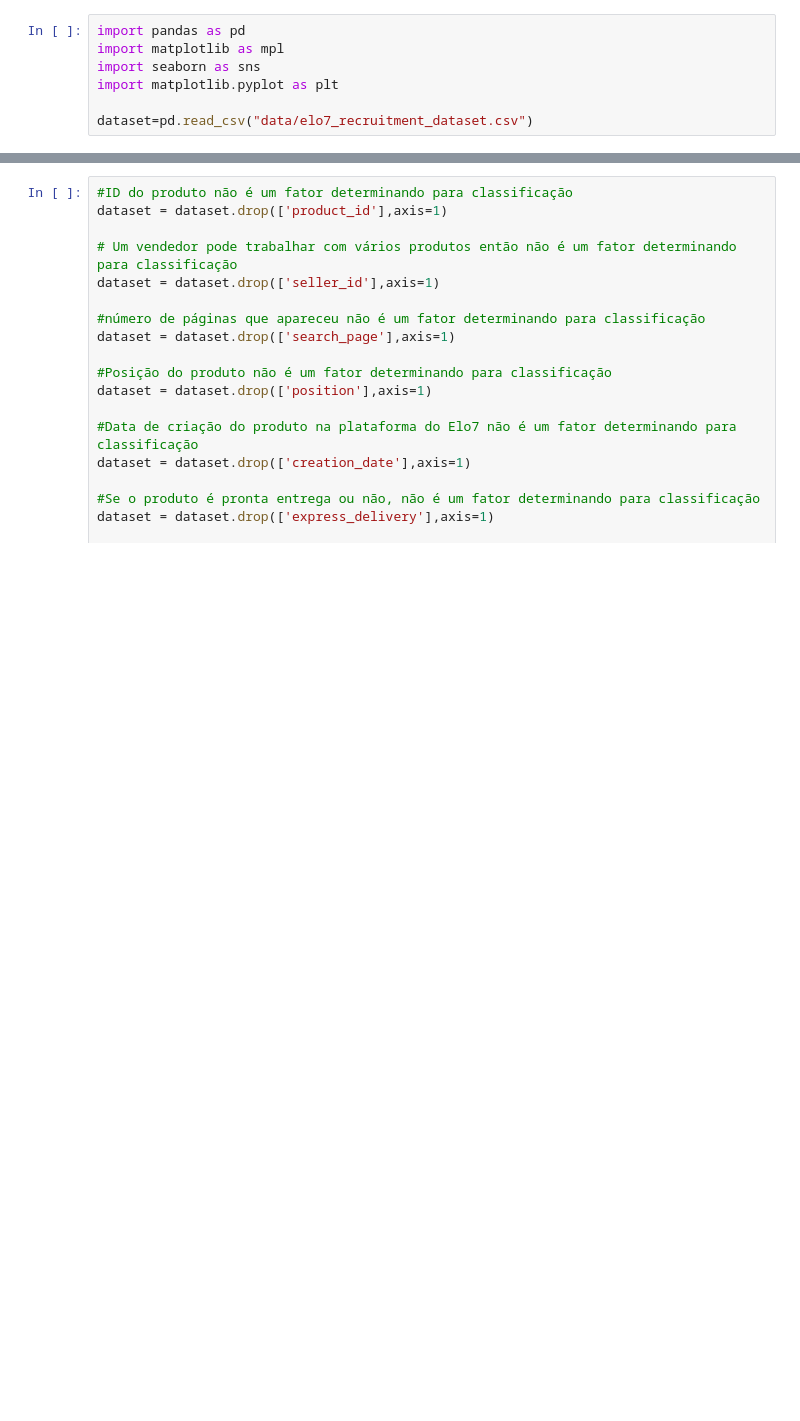
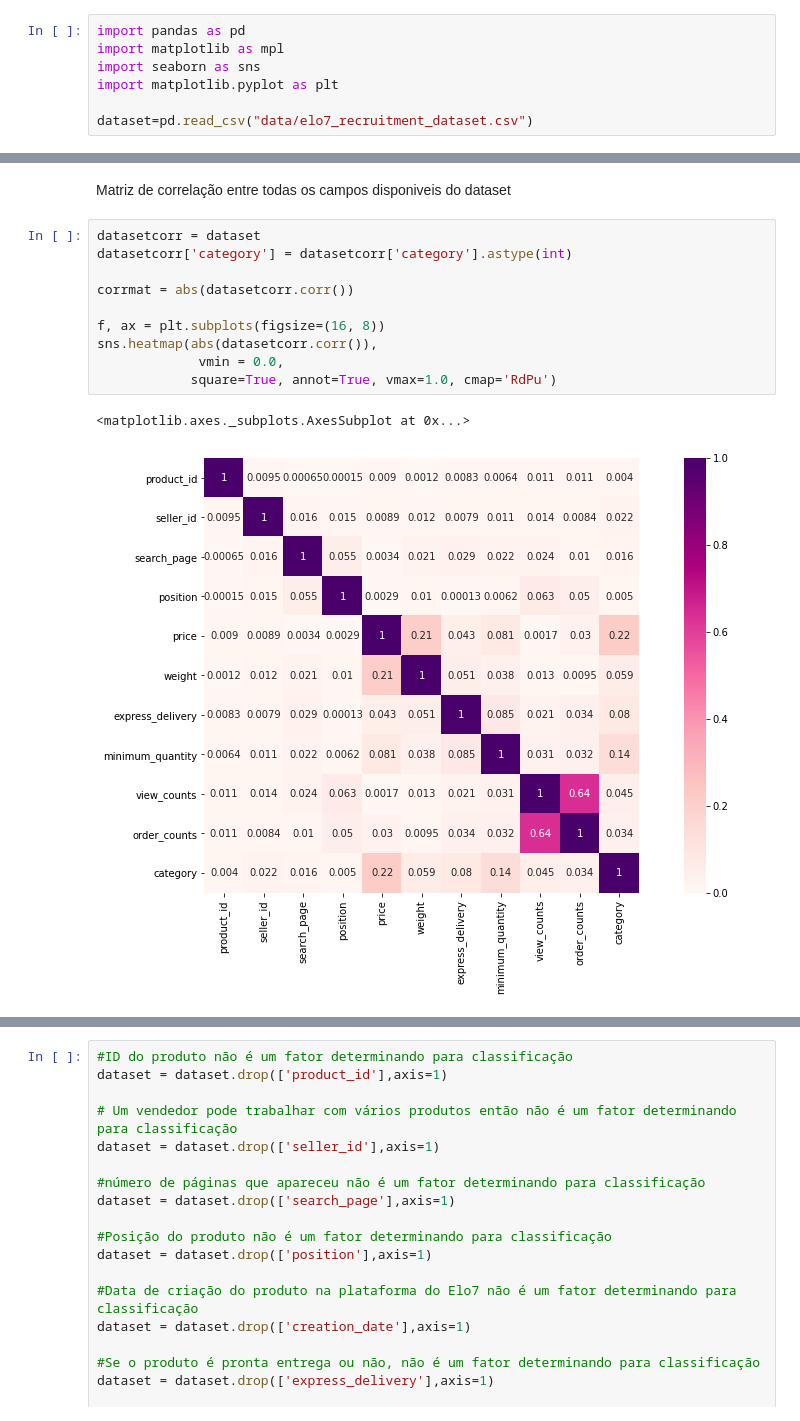
Before and after one commit to AlineIoste/Classifica-o-de-produtos, a Jupyter notebook: Elo7 - Classificador de Produtos.ipynb, the cells around one changed output, grey strips where cells are left out. Cells and saved outputs as stored; diff of their text form; blank space fills up the shorter version.

```diff
--- a/Elo7 - Classificador de Produtos.ipynb
+++ b/Elo7 - Classificador de Produtos.ipynb
@@ -33,0 +49,15 @@ dataset.head(5)
+# %% [markdown]
+Matriz de correlação entre todas os campos disponiveis do dataset
+# %%
+datasetcorr = dataset
+datasetcorr['category'] = datasetcorr['category'].astype(int)
+
+corrmat = abs(datasetcorr.corr())
+
+f, ax = plt.subplots(figsize=(16, 8))
+sns.heatmap(abs(datasetcorr.corr()),
+             vmin = 0.0,
+            square=True, annot=True, vmax=1.0, cmap='RdPu')
+# %% [output]
+<matplotlib.axes._subplots.AxesSubplot at 0x...>
+[figure, added]
```
Also changed, not shown: parts of 79 cells of this notebook.
